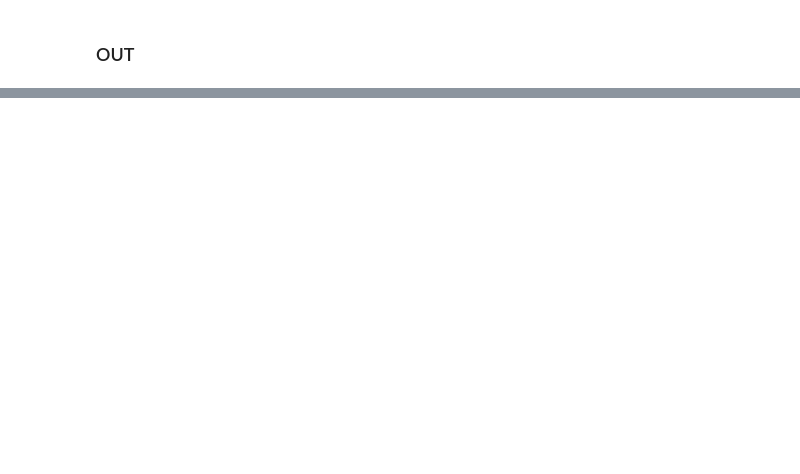
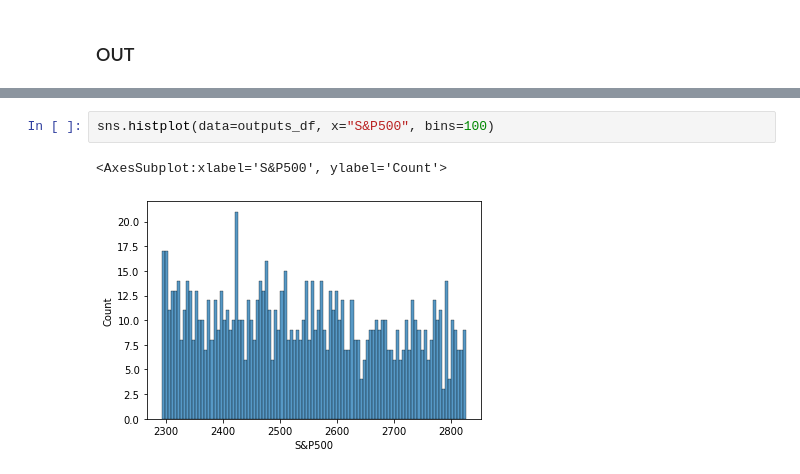
Before and after one commit to aguilalv/CorpFinSandbox, a Jupyter notebook: 2020.06.01 - S&P500 valuation.ipynb, the cells around one changed output, grey strips where cells are left out. Cells and saved outputs as stored; diff of their text form; blank space fills up the shorter version.

```diff
--- a/2020.06.01 - S&P500 valuation.ipynb
+++ b/2020.06.01 - S&P500 valuation.ipynb
@@ -132,0 +132,5 @@ Name: ERP, dtype: object
+# %%
+sns.histplot(data=outputs_df, x="S&P500", bins=100)
+# %% [output]
+<AxesSubplot:xlabel='S&P500', ylabel='Count'>
+[figure, added]
```
Also changed, not shown: parts of 5 cells of this notebook.
